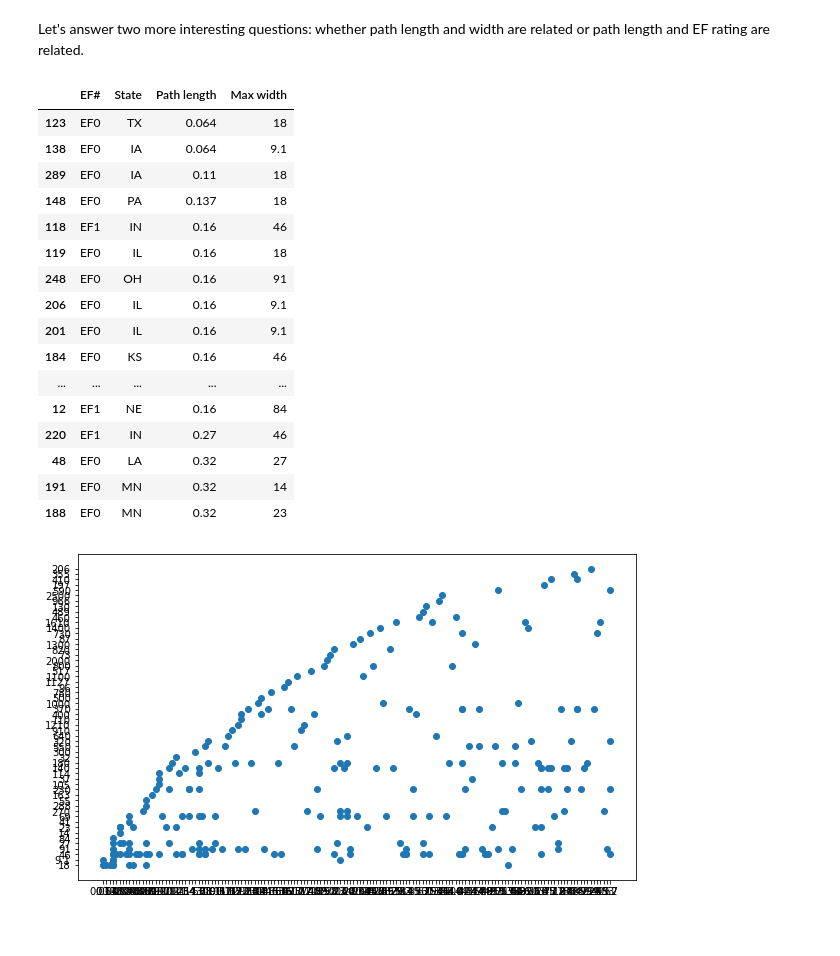
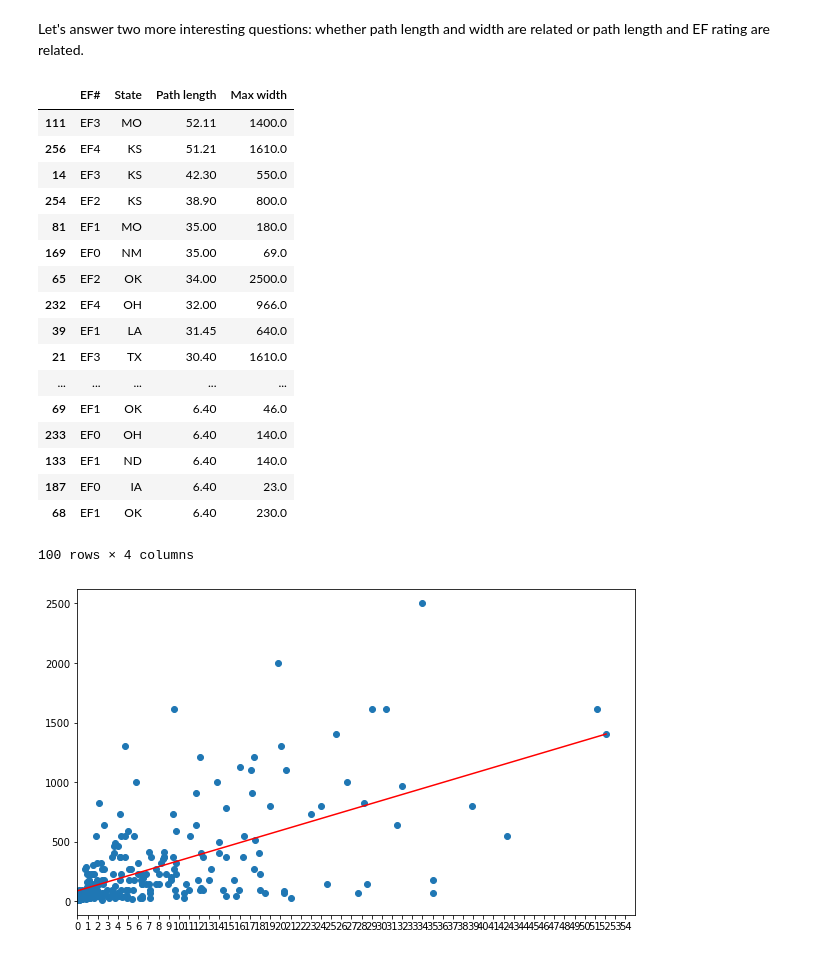
Before and after one commit to jameshonea/May-2019-Tornado-Outbreak, a Jupyter notebook: May_2019_Tornado_Outbreak.ipynb, the cells around one changed output. Cells and saved outputs as stored; diff of their text form; code cells hidden in the pictures.

Commit message:
fixed graph

```diff
--- a/May_2019_Tornado_Outbreak.ipynb
+++ b/May_2019_Tornado_Outbreak.ipynb
@@ -199,7 +199,9 @@ Let's answer two more interesting questions: whether path length and width are r
 # need to remove one row where the max width is [to be determined]. had to get a bit hacky to escape [ ]
 tornado_data['Max width'] = tornado_data['Max width'].str.replace(r'.*to.*','0')
 tornado_data = tornado_data[tornado_data['Max width'] != '0']
-tornado_data = tornado_data.sort_values(by=['Path length'], ascending=True)
+tornado_data['Path length'] = tornado_data['Path length'].astype(float)
+tornado_data['Max width'] = tornado_data['Max width'].astype(float)
+tornado_data = tornado_data.sort_values(by=['Path length'], ascending=False)
 
 
 x = tornado_data.iloc[:, 2].values.reshape(-1, 1)
@@ -208,28 +210,32 @@ y = tornado_data.iloc[:, 3].values.reshape(-1, 1)
 lr = LinearRegression()
 lr.fit(x, y)
 y_pred = lr.predict(x)
-tornado_data.head(20)
+tornado_data.head(100)
 # %% [output]
 |  | EF# | State | Path length | Max width |
-| 123 | EF0 | TX | 0.064 | 18 |
-| 138 | EF0 | IA | 0.064 | 9.1 |
-| 289 | EF0 | IA | 0.11 | 18 |
-| 148 | EF0 | PA | 0.137 | 18 |
-| 118 | EF1 | IN | 0.16 | 46 |
-| 119 | EF0 | IL | 0.16 | 18 |
-| 248 | EF0 | OH | 0.16 | 91 |
-| 206 | EF0 | IL | 0.16 | 9.1 |
-| 201 | EF0 | IL | 0.16 | 9.1 |
-| 184 | EF0 | KS | 0.16 | 46 |
+| 111 | EF3 | MO | 52.11 | 1400.0 |
+| 256 | EF4 | KS | 51.21 | 1610.0 |
+| 14 | EF3 | KS | 42.30 | 550.0 |
+| 254 | EF2 | KS | 38.90 | 800.0 |
+| 81 | EF1 | MO | 35.00 | 180.0 |
+| 169 | EF0 | NM | 35.00 | 69.0 |
+| 65 | EF2 | OK | 34.00 | 2500.0 |
+| 232 | EF4 | OH | 32.00 | 966.0 |
+| 39 | EF1 | LA | 31.45 | 640.0 |
+| 21 | EF3 | TX | 30.40 | 1610.0 |
 | ... | ... | ... | ... | ... |
-| 12 | EF1 | NE | 0.16 | 84 |
-| 220 | EF1 | IN | 0.27 | 46 |
-| 48 | EF0 | LA | 0.32 | 27 |
-| 191 | EF0 | MN | 0.32 | 14 |
-| 188 | EF0 | MN | 0.32 | 23 |
+| 69 | EF1 | OK | 6.40 | 46.0 |
+| 233 | EF0 | OH | 6.40 | 140.0 |
+| 133 | EF1 | ND | 6.40 | 140.0 |
+| 187 | EF0 | IA | 6.40 | 23.0 |
+| 68 | EF1 | OK | 6.40 | 230.0 |
+100 rows × 4 columns
 # %%
 plt.scatter(x.ravel().tolist(), y.ravel().tolist())
-#plt.plot(x.ravel().tolist(), y_pred, color='red')
+ax = plt.axes()
+ax.set_xlim([0,55])
+ax.set_xticks(np.arange(0,55))
+plt.plot(x.ravel().tolist(), y_pred, color='red')
 plt.show()
 # %% [output]
-[figure, old version]
+[figure, new version]
```
Also changed, not shown: parts of 1 cell of this notebook.
